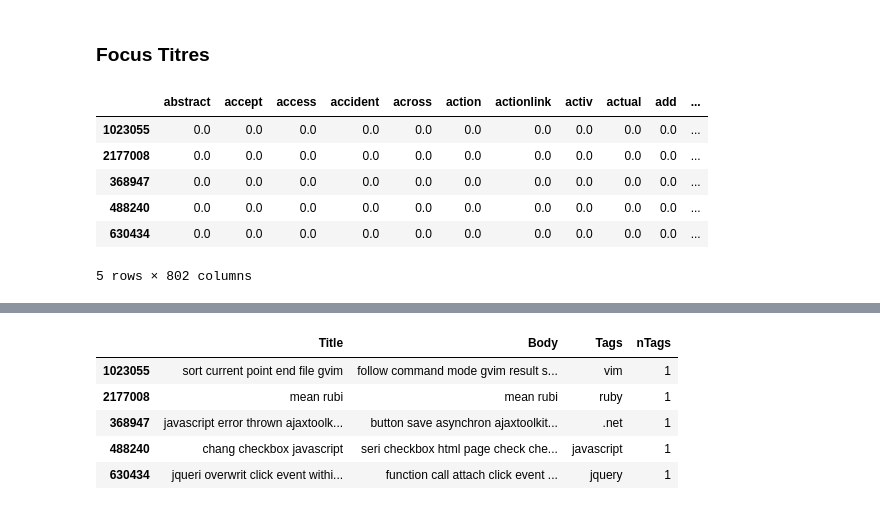
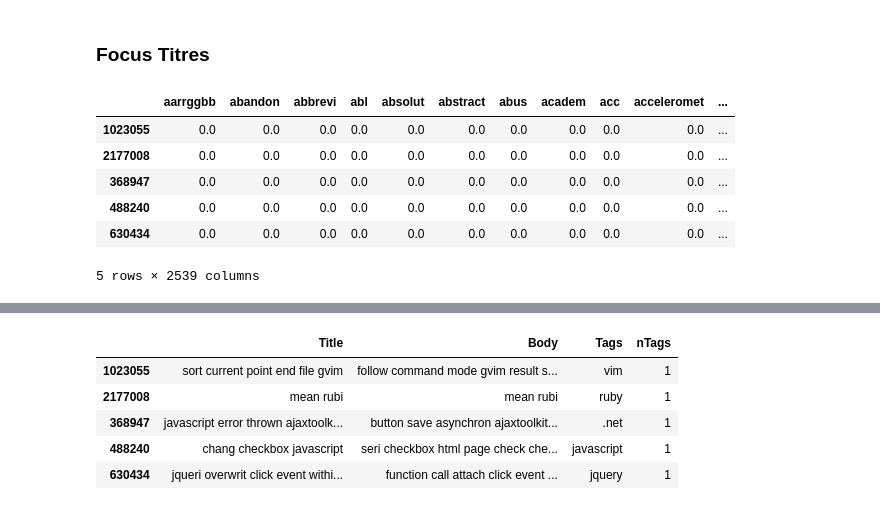
Before and after one commit to FKO78/OC-ds-p6, a Jupyter notebook: P6_Catégorisez_automatiquement_des_questions.ipynb, the cells around one changed output, grey strips where cells are left out. Drawn from its saved outputs; the diff is of its cells as text; code cells hidden in the pictures.

```diff
--- a/P6_Catégorisez_automatiquement_des_questions.ipynb
+++ b/P6_Catégorisez_automatiquement_des_questions.ipynb
@@ -303,18 +303,18 @@ print('='*30)
 # %% [markdown]
 ### Focus Titres
 # %%
-tfidf_vectorizer = TfidfVectorizer(token_pattern=r'\w{1,}', min_df=1E-3)
+tfidf_vectorizer = TfidfVectorizer(token_pattern=r'\w{1,}')
 
 tfidf_Title_v = tfidf_vectorizer.fit_transform(train_1T['Title'])
 feature_names = tfidf_vectorizer.get_feature_names()
 
-tfidf_Title = pd.DataFrame(tfidf_Title_v.todense().tolist(), columns=feature_names, index=train_1T.index).head()
+tfidf_Title = pd.DataFrame(tfidf_Title_v.todense().tolist(), columns=feature_names, index=train_1T.index)
 tfidf_Title.head()
 # %% [output]
-|  | abstract | accept | access | accident | across | action | actionlink | activ | actual | add | ... |
+|  | aarrggbb | abandon | abbrevi | abl | absolut | abstract | abus | academ | acc | acceleromet | ... |
 | 1023055 | 0.0 | 0.0 | 0.0 | 0.0 | 0.0 | 0.0 | 0.0 | 0.0 | 0.0 | 0.0 | ... |
 | 2177008 | 0.0 | 0.0 | 0.0 | 0.0 | 0.0 | 0.0 | 0.0 | 0.0 | 0.0 | 0.0 | ... |
 | 368947 | 0.0 | 0.0 | 0.0 | 0.0 | 0.0 | 0.0 | 0.0 | 0.0 | 0.0 | 0.0 | ... |
 | 488240 | 0.0 | 0.0 | 0.0 | 0.0 | 0.0 | 0.0 | 0.0 | 0.0 | 0.0 | 0.0 | ... |
 | 630434 | 0.0 | 0.0 | 0.0 | 0.0 | 0.0 | 0.0 | 0.0 | 0.0 | 0.0 | 0.0 | ... |
-5 rows × 802 columns
+5 rows × 2539 columns
```
Also changed, not shown: parts of 18 cells of this notebook.
